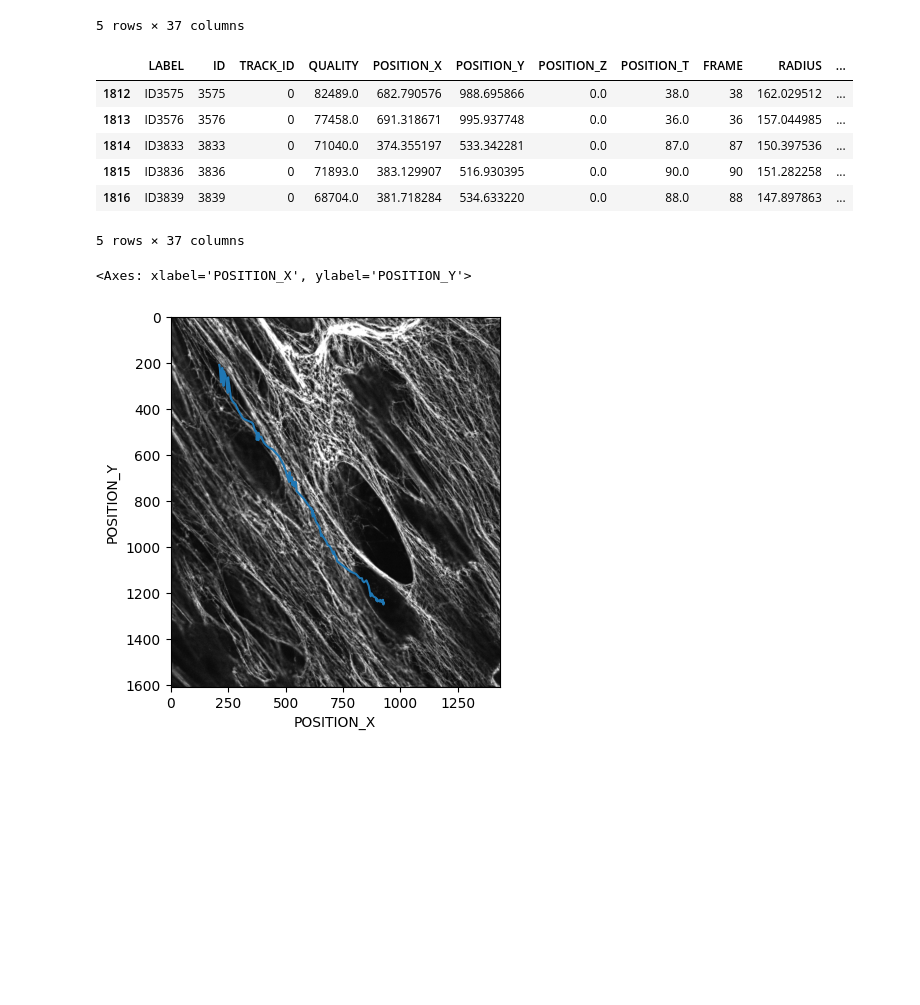
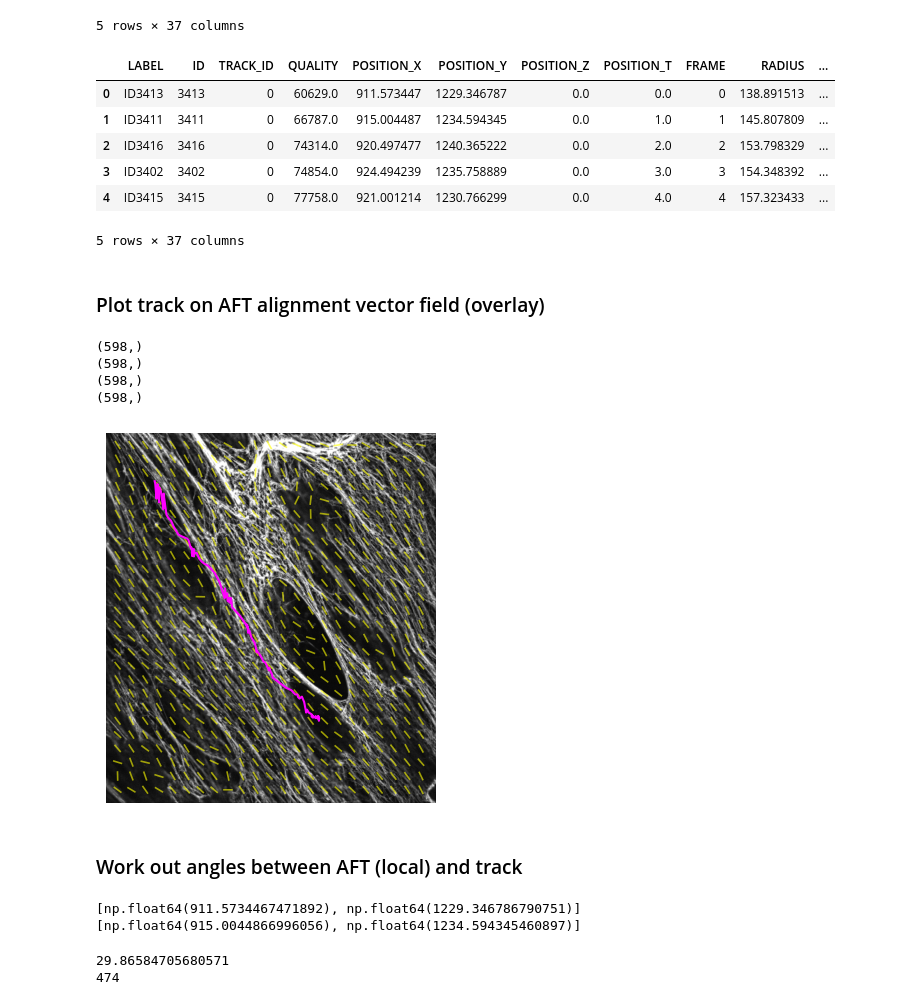
Before and after one commit to CellMigrationLab/AFT_tracks, a Jupyter notebook: 20250303_test_imports.ipynb, the cells around one changed output. Saved outputs shown, nothing was run; the diff lists cells and outputs as text; code cells hidden in the pictures; blank space fills up the shorter version.

Commit message:
update notebook with angle calculations

```diff
--- a/20250303_test_imports.ipynb
+++ b/20250303_test_imports.ipynb
@@ -161,18 +155,38 @@ df_subset.head()
 trackID = 0
 
 df_track = df_subset.loc[df_subset.TRACK_ID == trackID]
-df_track.tail()
+df_track = df_track.sort_values(by='FRAME')
+df_track = df_track.reset_index(drop=True)
+
+df_track.head()
 # %% [output]
 |  | LABEL | ID | TRACK_ID | QUALITY | POSITION_X | POSITION_Y | POSITION_Z | POSITION_T | FRAME | RADIUS | ... |
-| 1812 | ID3575 | 3575 | 0 | 82489.0 | 682.790576 | 988.695866 | 0.0 | 38.0 | 38 | 162.029512 | ... |
-| 1813 | ID3576 | 3576 | 0 | 77458.0 | 691.318671 | 995.937748 | 0.0 | 36.0 | 36 | 157.044985 | ... |
-| 1814 | ID3833 | 3833 | 0 | 71040.0 | 374.355197 | 533.342281 | 0.0 | 87.0 | 87 | 150.397536 | ... |
-| 1815 | ID3836 | 3836 | 0 | 71893.0 | 383.129907 | 516.930395 | 0.0 | 90.0 | 90 | 151.282258 | ... |
-| 1816 | ID3839 | 3839 | 0 | 68704.0 | 381.718284 | 534.633220 | 0.0 | 88.0 | 88 | 147.897863 | ... |
+| 0 | ID3413 | 3413 | 0 | 60629.0 | 911.573447 | 1229.346787 | 0.0 | 0.0 | 0 | 138.891513 | ... |
+| 1 | ID3411 | 3411 | 0 | 66787.0 | 915.004487 | 1234.594345 | 0.0 | 1.0 | 1 | 145.807809 | ... |
+| 2 | ID3416 | 3416 | 0 | 74314.0 | 920.497477 | 1240.365222 | 0.0 | 2.0 | 2 | 153.798329 | ... |
+| 3 | ID3402 | 3402 | 0 | 74854.0 | 924.494239 | 1235.758889 | 0.0 | 3.0 | 3 | 154.348392 | ... |
+| 4 | ID3415 | 3415 | 0 | 77758.0 | 921.001214 | 1230.766299 | 0.0 | 4.0 | 4 | 157.323433 | ... |
 5 rows × 37 columns
+# %% [markdown]
+### Plot track on AFT alignment vector field (overlay)
+# %%
+print(x.shape)
+print(y.shape)
+print(u[0].shape)
+print(v[0].shape)
+# %% [output]
+(598,)
+(598,)
+(598,)
+(598,)
 # %%
 plt.imshow(im[0,], cmap='gray')
-sns.lineplot(data=df_track, x=df_track.POSITION_X, y=df_track.POSITION_Y)
+plt.quiver(x,y,u[0],v[0], color='yellow', pivot='mid', scale_units='xy', scale=overlap, headaxislength=0, headlength=0, width=0.005, alpha=0.6)
+sns.lineplot(data=df_track, x=df_track.POSITION_X, y=df_track.POSITION_Y, color='magenta')
+
+plt.axis('off')
+plt.show()
 # %% [output]
-<Axes: xlabel='POSITION_X', ylabel='POSITION_Y'>
-[figure, old version]
+[figure, new version]
+# %% [markdown]
+### Work out angles between AFT (local) and track
@@ -178,0 +195,9 @@ sns.lineplot(data=df_track, x=df_track.POSITION_X, y=df_track.POSITION_Y)
+# %%
+track_current = [df_track.loc[time_point, 'POSITION_X'], df_track.loc[time_point, 'POSITION_Y']]
+track_next = [df_track.loc[time_point+1, 'POSITION_X'], df_track.loc[time_point+1, 'POSITION_Y']]
+
+print(track_current)
+print(track_next)
+# %% [output]
+[np.float64(911.5734467471892), np.float64(1229.346786790751)]
+[np.float64(915.0044866996056), np.float64(1234.594345460897)]
@@ -178,0 +208,8 @@ sns.lineplot(data=df_track, x=df_track.POSITION_X, y=df_track.POSITION_Y)
+# %%
+d_closest,idx_closest = spatial.KDTree(AFT_coords).query(track_current)
+
+print(d_closest)
+print(idx_closest)
+# %% [output]
+29.86584705680571
+474
```
Also changed, not shown: parts of 20 cells of this notebook.
